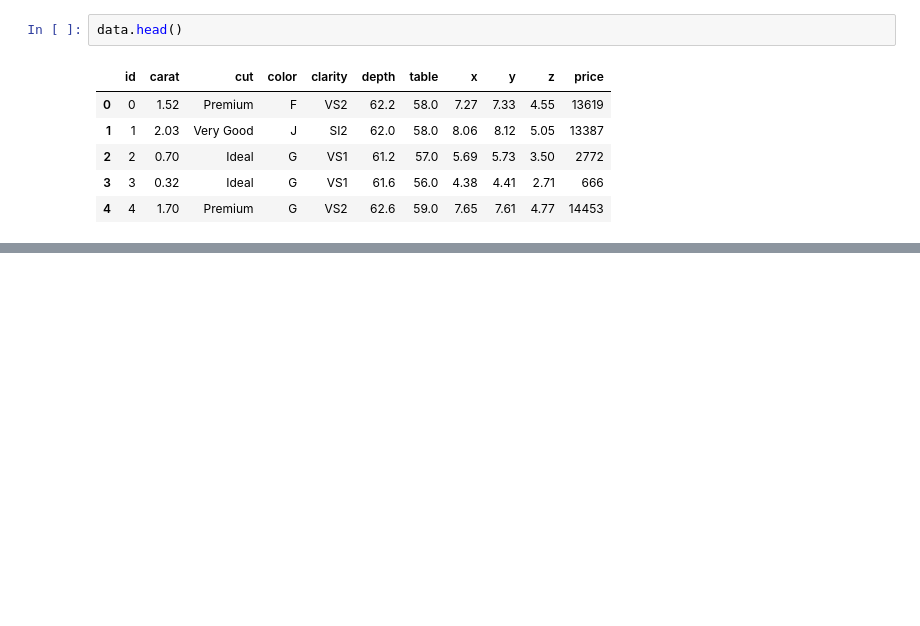
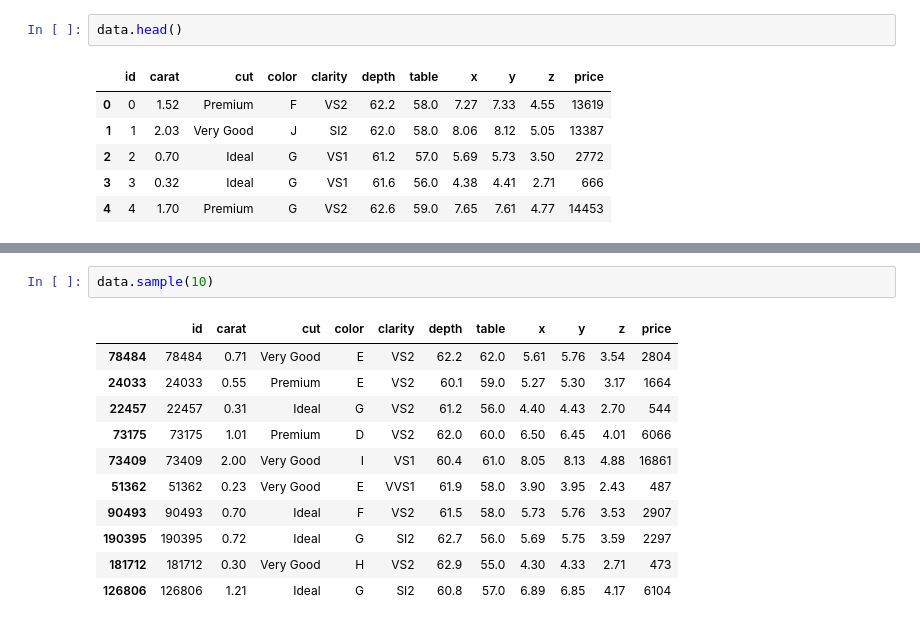
Before and after one commit to HereticInquisitor/mlops, a Jupyter notebook: experiments/experiments.ipynb, the cells around one changed output, grey strips where cells are left out. Cells and saved outputs as stored; diff of their text form; blank space fills up the shorter version.

```diff
--- a/experiments/experiments.ipynb
+++ b/experiments/experiments.ipynb
@@ -13,0 +26,14 @@ data.head()
+# %%
+data.sample(10)
+# %% [output]
+|  | id | carat | cut | color | clarity | depth | table | x | y | z | price |
+| 78484 | 78484 | 0.71 | Very Good | E | VS2 | 62.2 | 62.0 | 5.61 | 5.76 | 3.54 | 2804 |
+| 24033 | 24033 | 0.55 | Premium | E | VS2 | 60.1 | 59.0 | 5.27 | 5.30 | 3.17 | 1664 |
+| 22457 | 22457 | 0.31 | Ideal | G | VS2 | 61.2 | 56.0 | 4.40 | 4.43 | 2.70 | 544 |
+| 73175 | 73175 | 1.01 | Premium | D | VS2 | 62.0 | 60.0 | 6.50 | 6.45 | 4.01 | 6066 |
+| 73409 | 73409 | 2.00 | Very Good | I | VS1 | 60.4 | 61.0 | 8.05 | 8.13 | 4.88 | 16861 |
+| 51362 | 51362 | 0.23 | Very Good | E | VVS1 | 61.9 | 58.0 | 3.90 | 3.95 | 2.43 | 487 |
+| 90493 | 90493 | 0.70 | Ideal | F | VS2 | 61.5 | 58.0 | 5.73 | 5.76 | 3.53 | 2907 |
+| 190395 | 190395 | 0.72 | Ideal | G | SI2 | 62.7 | 56.0 | 5.69 | 5.75 | 3.59 | 2297 |
+| 181712 | 181712 | 0.30 | Very Good | H | VS2 | 62.9 | 55.0 | 4.30 | 4.33 | 2.71 | 473 |
+| 126806 | 126806 | 1.21 | Ideal | G | SI2 | 60.8 | 57.0 | 6.89 | 6.85 | 4.17 | 6104 |
```
Also changed, not shown: parts of 16 cells of this notebook.
